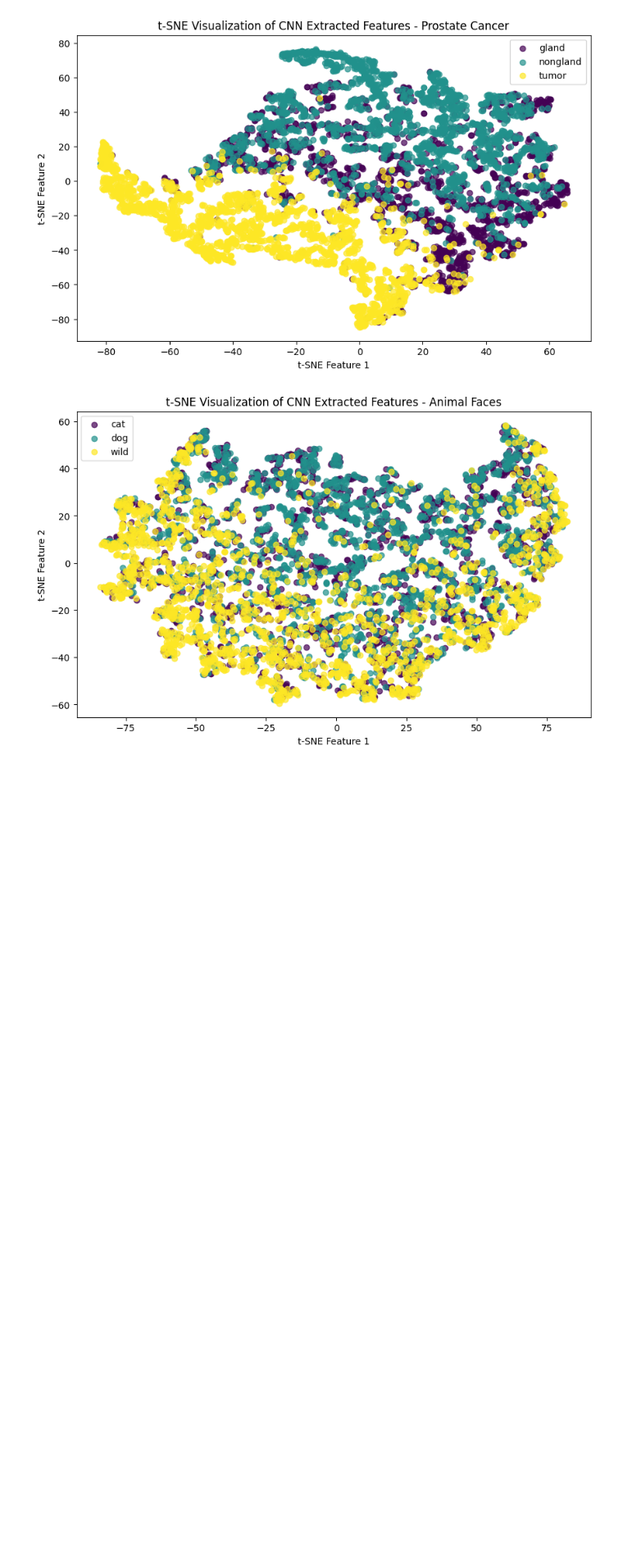
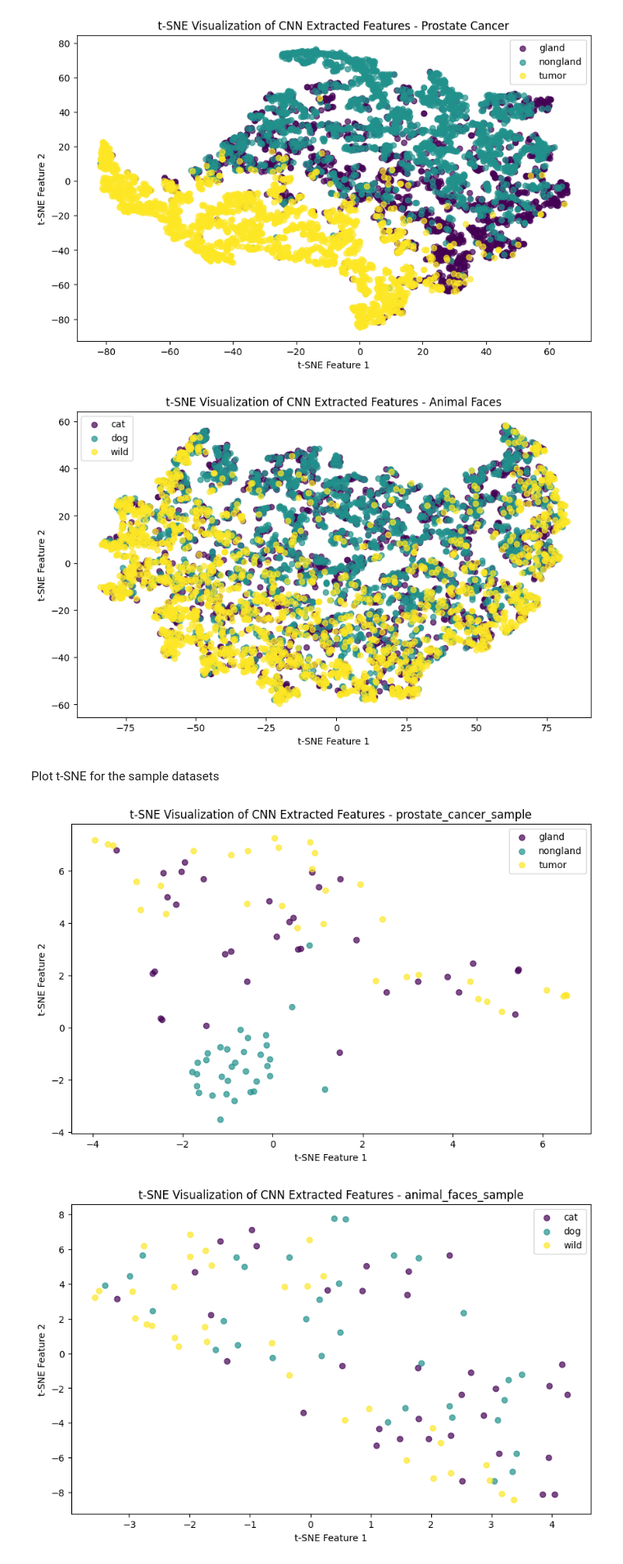
Before and after one commit to bulabd/COMP432-GroupG, a Jupyter notebook: Source Code ipynb files/Part 2/part2_encoder_from_part1.ipynb, the cells around one changed output. Shown at 82% size. Saved outputs shown, nothing was run; the diff lists cells and outputs as text; code cells hidden in the pictures; blank space fills up the shorter version.

```diff
--- a/Source Code ipynb files/Part 2/part2_encoder_from_part1.ipynb
+++ b/Source Code ipynb files/Part 2/part2_encoder_from_part1.ipynb
@@ -114,7 +140,7 @@ features_animal_faces, labels_animal_faces = extract_features_for_tsne(model, an
 # %%
 def plot_tsne(features, labels, dataset_name, label_mapping):
   # Apply t-SNE
-  tsne = TSNE(n_components=2, random_state=42)
+  tsne = TSNE(n_components=2, random_state=42, perplexity=max(5, min(30, features.shape[0] - 1)))
   reduced_features = tsne.fit_transform(features)
 
   unique_classes = np.unique(labels)
@@ -149,6 +177,17 @@ plot_tsne(features_animal_faces, labels_animal_faces, dataset_name="Animal Faces
 # %% [output]
 [figure]
 [figure]
+# %% [markdown]
+Plot t-SNE for the sample datasets
+# %%
+# Plotting for Prostate Cancer dataset sample
+plot_tsne(features_prostate_cancer, labels_prostate_cancer, dataset_name = "prostate_cancer_sample", label_mapping = {0: 'gland', 1: 'nongland', 2: 'tumor'})
+
+# Plotting for Animal Faces dataset sample
+plot_tsne(features_animal_faces, labels_animal_faces, dataset_name="animal_faces_sample", label_mapping = {0: 'cat', 1: 'dog', 2: 'wild'})
+# %% [output]
+[figure, added]
+[figure, added]
 # %%
 # Classification of extracted features for prostate cancer
 X_train, X_test, y_train, y_test = train_test_split(features_prostate_cancer, labels_prostate_cancer, test_size=0.3, random_state=42)
```
Also changed, not shown: parts of 12 cells of this notebook, 2 other files.
